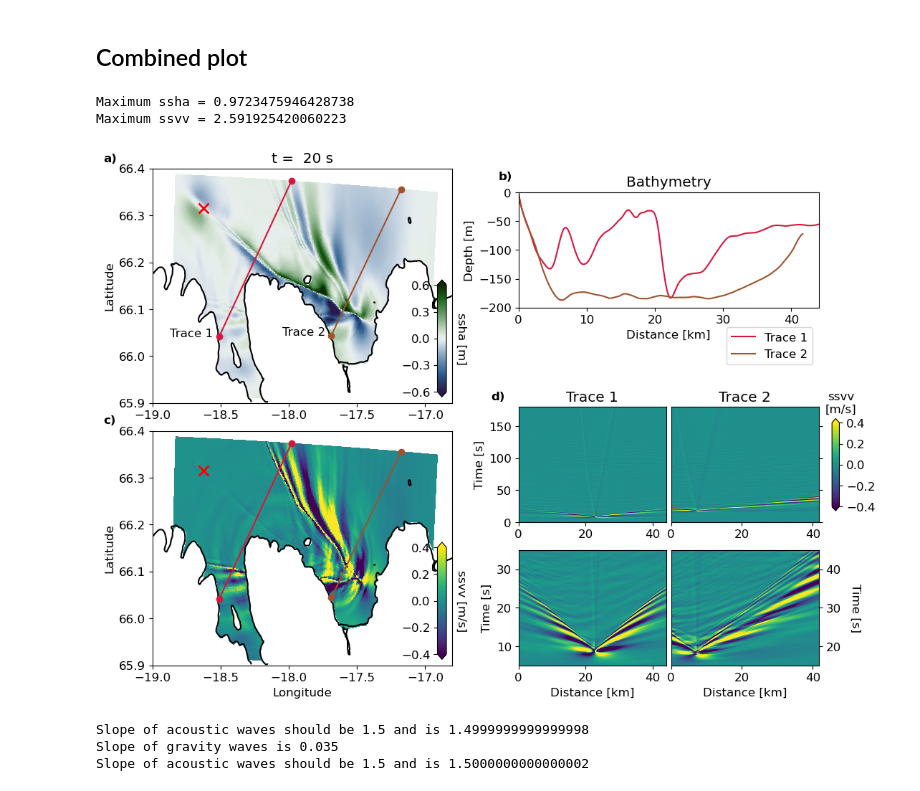
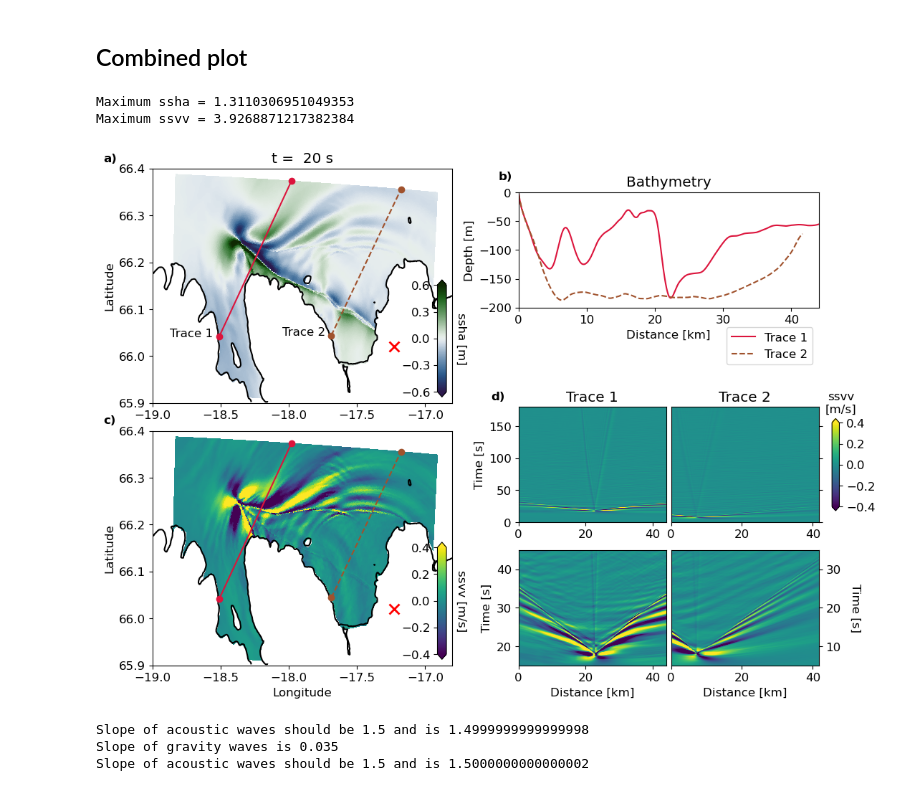
Before and after one commit to fabian-kutschera/Scripts4Processing, a Jupyter notebook: post_plotting/cross-section_from_receivers-combined-figure.ipynb, the cells around one changed output. Drawn from its saved outputs; the diff is of its cells as text; code cells hidden in the pictures.

Commit message:
add dashed line and max ssvv

```diff
--- a/post_plotting/cross-section_from_receivers-combined-figure.ipynb
+++ b/post_plotting/cross-section_from_receivers-combined-figure.ipynb
@@ -33,7 +33,7 @@ plt.rcParams["font.family"] = "sans"
 matplotlib.rc("xtick", labelsize=ps)
 matplotlib.rc("ytick", labelsize=ps)
 # %%
-label = "West"
+label = "East"
 
 if (label == "West"):
     directory = "/import/freenas-m-04-students/fkutschera/simulations/HFFZ_fullycp_o5_180s_west/"
@@ -342,7 +350,7 @@ vmax=0.4
 ax1 = fig.add_subplot(gs[0:10,0:10])
 plot_ssha(ax1,directory+xdmfFilename,20,True)
 ax1.plot([trace1_min_lon, trace1_max_lon], [trace1_min_lat, trace1_max_lat], 'o', color="crimson", linestyle="solid")
-ax1.plot([trace2_min_lon, trace2_max_lon], [trace2_min_lat, trace2_max_lat], 'o', color="sienna", linestyle="solid")
+ax1.plot([trace2_min_lon, trace2_max_lon], [trace2_min_lat, trace2_max_lat], 'o', color="sienna", linestyle="dashed")
 ax1.set_ylabel("Latitude")
 ax1.text(x=trace1_min_lon-0.36, y=trace1_min_lat, s="Trace 1")
 ax1.text(x=trace2_min_lon-0.36, y=trace2_min_lat, s="Trace 2")
@@ -350,8 +358,8 @@ ax1.plot(hypo_lon, hypo_lat, 'x', markersize=10, color='red', markeredgewidth=2)
 
 # BATHY 1
 ax2 = fig.add_subplot(gs[1:6,12:22])
-ax2.plot(distance_trace1,bathy_trace1.Bathymetry, label="Trace 1", color="crimson")
-ax2.plot(distance_trace2,bathy_trace2.Bathymetry,label="Trace 2", color="sienna")
+ax2.plot(distance_trace1,bathy_trace1.Bathymetry, label="Trace 1", color="crimson", linestyle="solid")
+ax2.plot(distance_trace2,bathy_trace2.Bathymetry,label="Trace 2", color="sienna", linestyle="dashed")
 ax2.set_xlim(0, max(max(distance_trace1), max(distance_trace2)))
 ax2.set_ylim(-200,0)
 ax2.set_xlabel("Distance [km]")
@@ -363,7 +371,7 @@ ax2.legend(loc="upper right", bbox_to_anchor=(1,-0.12))
 ax4 = fig.add_subplot(gs[11:21,0:10])
 plot_ssvv(ax4,directory+xdmfFilename,20,True)
 ax4.plot([trace1_min_lon, trace1_max_lon], [trace1_min_lat, trace1_max_lat], 'o', color="crimson", linestyle="solid")
-ax4.plot([trace2_min_lon, trace2_max_lon], [trace2_min_lat, trace2_max_lat], 'o', color="sienna", linestyle="solid")
+ax4.plot([trace2_min_lon, trace2_max_lon], [trace2_min_lat, trace2_max_lat], 'o', color="sienna", linestyle="dashed")
 ax4.set_xlabel("Longitude")
 ax4.set_ylabel("Latitude")
 ax4.plot(hypo_lon, hypo_lat, 'x', color='red', markersize=10, markeredgewidth=2)
@@ -399,36 +407,36 @@ if (label == "West"):
 elif (label == "Middle"):
     ax7.set_ylim(5,35)
 elif (label == "East"):
     ax7.set_ylim(15,45)
 
 # STACK 2 zoom
 ax8 = fig.add_subplot(gs[16:21,17:22])
 ax8.imshow(SSVV_trace2, extent=[distance_trace2[0], distance_trace2[-1], time_array[0], time_array[-1]],
            origin='lower', aspect='auto', vmin=vmin, vmax=vmax, cmap=cmap)
 ax8.set_xlabel("Distance [km]")
 ax8.set_ylabel("Time [s]", rotation=270, labelpad=20)
 ax8.yaxis.tick_right()
 ax8.yaxis.set_label_position("right")
 if (label == "West"):
     ax8.set_ylim(15,45)
 elif (label == "Middle"):
     ax8.set_ylim(5,35)
 elif (label == "East"):
     ax8.set_ylim(5,35)
 
 # Add figure labels
 ax1.text(-19.36, 66.415, "a)", fontsize=12, weight="bold")
 ax2.text(-3, 22, "b)", fontsize=12, weight="bold")
 ax4.text(-19.36, 66.415, "c)", fontsize=12, weight="bold")
 ax2.text(-4, -360, "d)", fontsize=12, weight="bold")
 
 fig.savefig("Scenarios_{}_notitle.png".format(label), dpi=300)
 #fig.savefig("east/Fc_{}_{}.png".format(label, step), dpi=300)
 plt.show()
 # %% [output]
-Maximum ssha = 0.9723475946428738
-Maximum ssvv = 2.591925420060223
+Maximum ssha = 1.3110306951049353
+Maximum ssvv = 3.9268871217382384
-[figure, old version]
+[figure, new version]
 # %%
 # only SSVV
 cmap = matplotlib.cm.get_cmap("viridis").copy()
```
Also changed, not shown: parts of 3 cells of this notebook, 3 other files.
